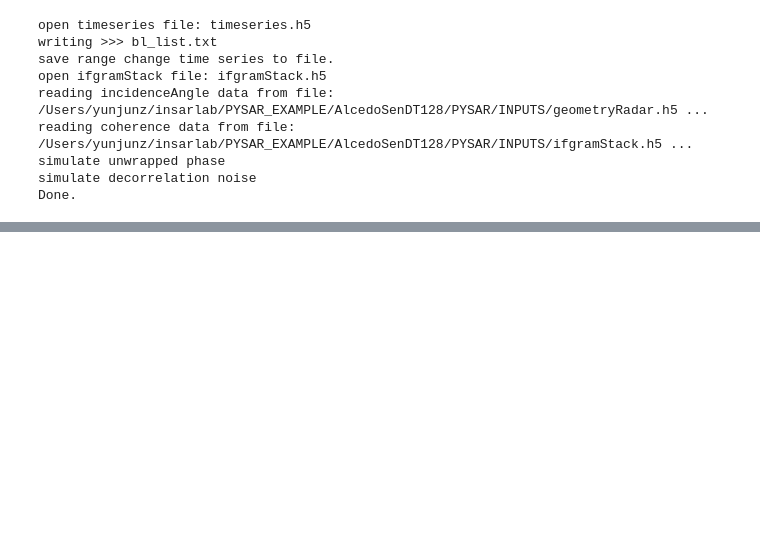
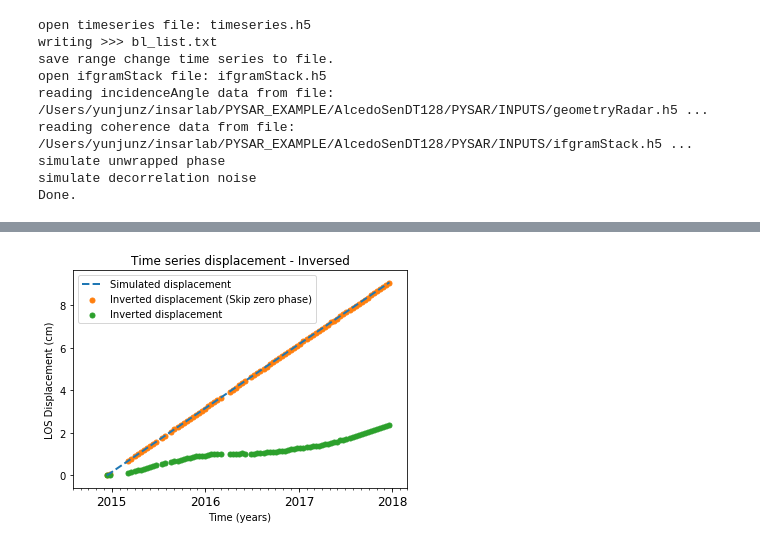
Before and after one commit to geodesymiami/Yunjun_et_al-2019-MintPy, a Jupyter notebook: networkInv_zeroPhase.ipynb, the cells around one changed output, grey strips where cells are left out. Drawn from its saved outputs; the diff is of its cells as text; code cells hidden in the pictures; blank space fills up the shorter version.

```diff
--- a/networkInv_zeroPhase.ipynb
+++ b/networkInv_zeroPhase.ipynb
@@ -174,0 +204,8 @@ plt.show()
+# %%
+
+fig, ax = plt.subplots()
+
+plt.savefig('NetworkInv_simulation.png', bbox_inches='tight', dpi=fig_dpi)
+plt.show()
+# %% [output]
+[figure, added]
```
Also changed, not shown: parts of 5 cells of this notebook.
